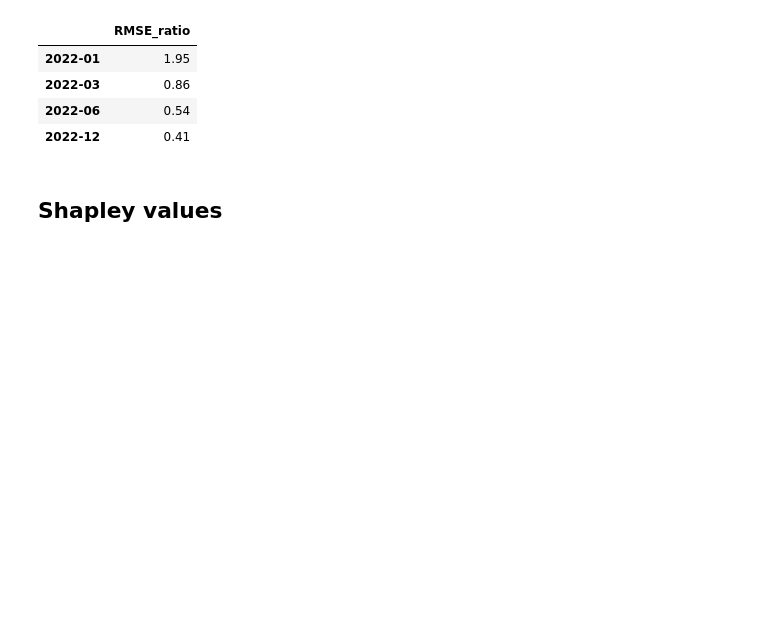
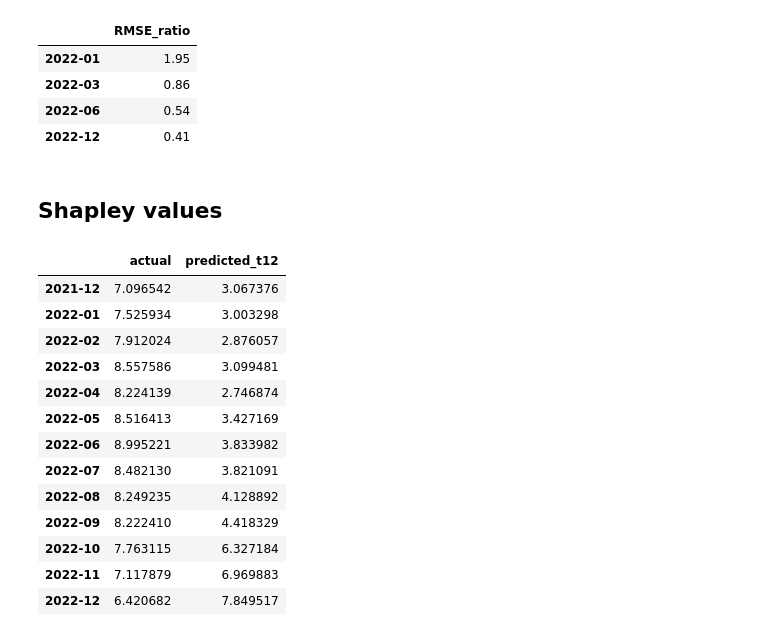
Before and after one commit to Geetika-L/Econ_472, a Jupyter notebook: RF_all_horizon.ipynb, the cells around one changed output. Saved outputs shown, nothing was run; the diff lists cells and outputs as text; code cells hidden in the pictures; blank space fills up the shorter version.

```diff
--- a/RF_all_horizon.ipynb
+++ b/RF_all_horizon.ipynb
@@ -315,0 +352,17 @@ data_lagged_train_x_imp_t1 = data_lagged_train_x_imp_t1[list(model_t1.feature_na
+# %%
+df_t12_results
+# %% [output]
+|  | actual | predicted_t12 |
+| 2021-12 | 7.096542 | 3.067376 |
+| 2022-01 | 7.525934 | 3.003298 |
+| 2022-02 | 7.912024 | 2.876057 |
+| 2022-03 | 8.557586 | 3.099481 |
+| 2022-04 | 8.224139 | 2.746874 |
+| 2022-05 | 8.516413 | 3.427169 |
+| 2022-06 | 8.995221 | 3.833982 |
+| 2022-07 | 8.482130 | 3.821091 |
+| 2022-08 | 8.249235 | 4.128892 |
+| 2022-09 | 8.222410 | 4.418329 |
+| 2022-10 | 7.763115 | 6.327184 |
+| 2022-11 | 7.117879 | 6.969883 |
+| 2022-12 | 6.420682 | 7.849517 |
```
Also changed, not shown: parts of 5 cells of this notebook, 1 other file.
